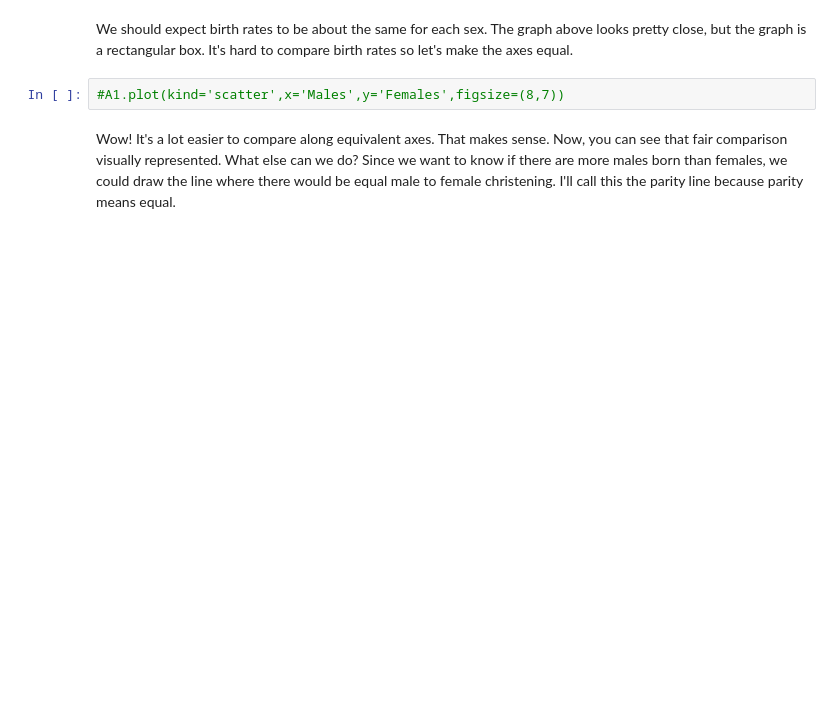
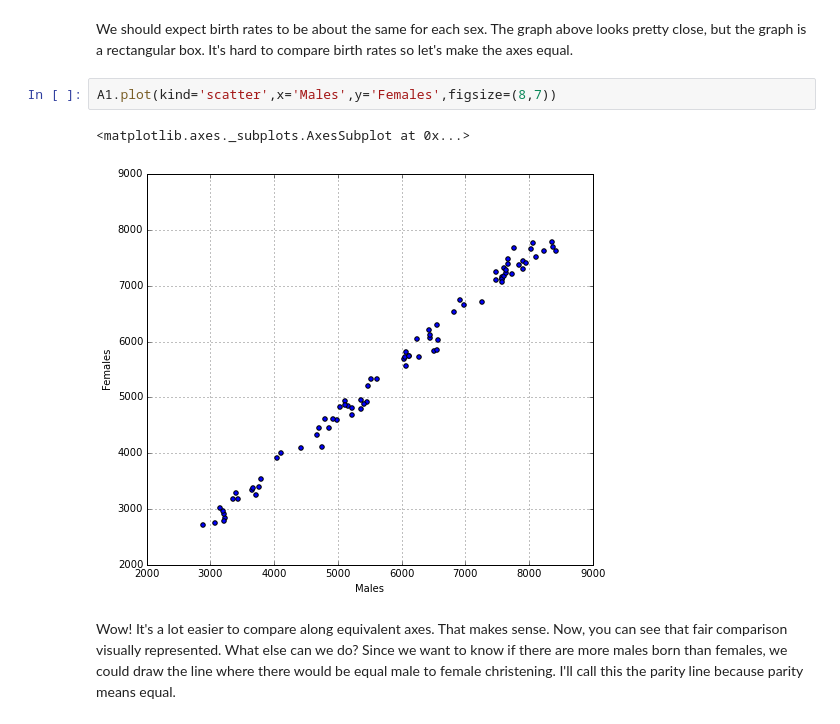
Before and after one commit to dgmiller/rattlesnake, a Jupyter notebook: tutorial_notebooks/data_visualization.ipynb, the cells around one changed output. Cells and saved outputs as stored; diff of their text form; blank space fills up the shorter version.

```diff
--- a/tutorial_notebooks/data_visualization.ipynb
+++ b/tutorial_notebooks/data_visualization.ipynb
@@ -85,7 +98,10 @@ Pretend that after exploring the dataset, you decide that a scatter plot represe
 # %% [markdown]
 We should expect birth rates to be about the same for each sex. The graph above looks pretty close, but the graph is a rectangular box. It's hard to compare birth rates so let's make the axes equal.
 # %%
-#A1.plot(kind='scatter',x='Males',y='Females',figsize=(8,7))
+A1.plot(kind='scatter',x='Males',y='Females',figsize=(8,7))
+# %% [output]
+<matplotlib.axes._subplots.AxesSubplot at 0x...>
+[figure, added]
 # %% [markdown]
 Wow! It's a lot easier to compare along equivalent axes. That makes sense. Now, you can see that fair comparison visually represented. What else can we do? Since we want to know if there are more males born than females, we could draw the line where there would be equal male to female christening. I'll call this the parity line because parity means equal.
 # %%
```
Also changed, not shown: parts of 10 cells of this notebook.
